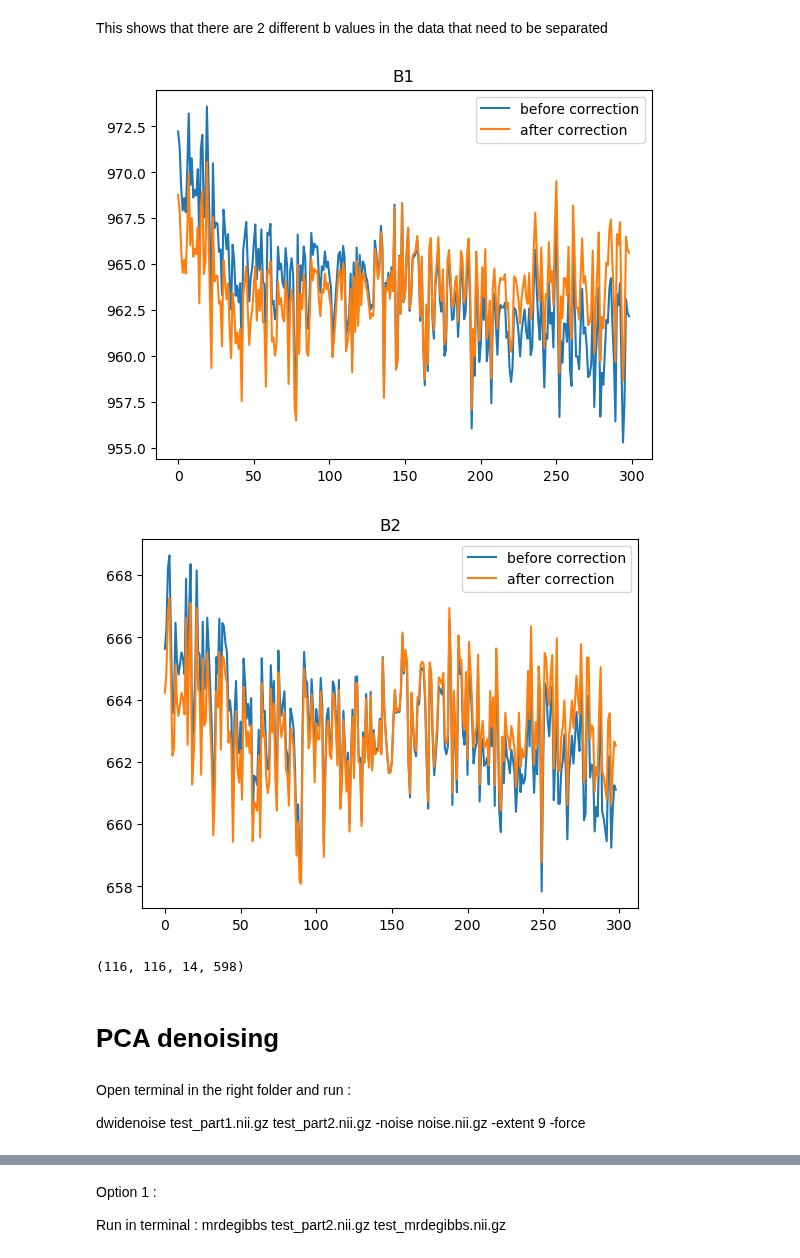
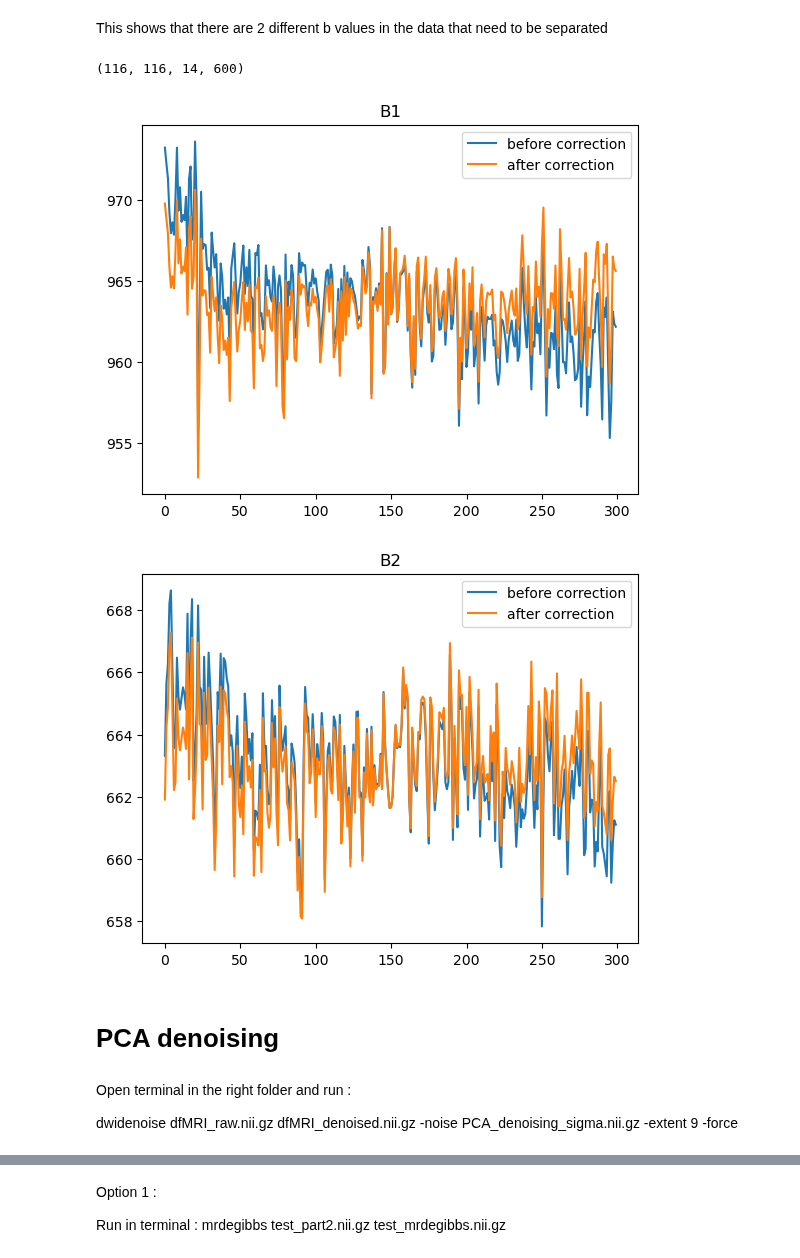
Before and after one commit to jazz031195/preprocessing, a Jupyter notebook: preprocessing_loop.ipynb, the cells around one changed output, grey strips where cells are left out. Cells and saved outputs as stored; diff of their text form; code cells hidden in the pictures.

```diff
--- a/preprocessing_loop.ipynb
+++ b/preprocessing_loop.ipynb
@@ -59,9 +95,19 @@ dfMRI_raw.shape, No_volumes
 # %% [markdown]
 # Identifying volume outliers and removing them
 # %%
+dfMRI_raw = nib.load(cur_path + "/data/dfMRI_raw.nii.gz")
+header_4D = dfMRI_raw.header
+affine = dfMRI_raw.affine
+dfMRI_raw = dfMRI_raw.get_fdata()
+
 if "diff" in file_name:
     # if it is diffusion data
     make_adc = True
 else :
     # BOLD
     make_adc = False
+
+# compress into 2D : xyz vs time=b-val
+dfMRI_raw_2D = dfMRI_raw.reshape(-1, dfMRI_raw.shape[3])
+
+dfMRI_raw_2D.shape, dfMRI_raw.shape
@@ -68,3 +115,0 @@ else :
-# %%
-# compress into 2D
-dfMRI_raw_2D = dfMRI_raw.reshape(dfMRI_raw.shape[0]*dfMRI_raw.shape[1]*dfMRI_raw.shape[2], dfMRI_raw.shape[3])
@@ -89,19 +127,29 @@ plt.plot(mean_dfMRI_raw_2D[:10])
 # %% [markdown]
 This shows that there are 2 different b values in the data that need to be separated
 # %%
-def signal_detrend(input_img, idx=np.array([])):
+def signal_detrend(input_img: np.ndarray, idx: np.ndarray=np.array([])) -> np.ndarray:
     """
     Removes the trend out of the input_img to account for movement correction
-    Input:
-        input_img : 2D volume, axis 0 = mean value of each volume, axis 1 = b values
-        idx : array of indices of interest
-    Output:
-        2D volume, detrended at the idx of interest
+    Args:
+        input_img (np.ndarray): 1 or 2D volume
+        idx (np.ndarray): array of indices of interest
+    Returns:
+        (np.ndarray): 1 or 2D volume, detrended at the idx of interest
     """
+
     if idx.size < 1:
-        idx = np.linspace(0, input_img.shape[1], input_img.shape[1]+1)
+        match input_img.ndim:
+            case 1:
+                dim = 0
+            case 2:
+                dim = 1
+        idx = np.linspace(0, input_img.shape[dim], input_img.shape[dim], endpoint=False).astype(int)
 
-    return signal.detrend(input_img[:,idx]) - np.mean(signal.detrend(input_img[:,idx])) + np.mean(input_img[:,idx])
+    match dim:
+            case 0:
+                return signal.detrend(input_img[idx]) - np.mean(signal.detrend(input_img[idx])) + np.mean(input_img[idx])
+            case 1:
+                return signal.detrend(input_img[:,idx]) - np.mean(signal.detrend(input_img[:,idx])) + np.mean(input_img[:,idx])
 # %%
 # acquisition scheme : b1-b2-b1-b2-b1-....
 # => 2 series of b values
@@ -135,32 +183,37 @@ if make_adc:
             b_mean_dfMRI_det[b_idx_outliers] = np.nan
             b_idx_non_outliers = np.setdiff1d(np.linspace(0, length_b-1, length_b), b_idx_outliers).astype(int)
 
         # Interpolation doesn't work for 1st and last elements - they cannot be Nan
         b_mean_dfMRI_det[0] = b_mean_dfMRI_det[b_idx_non_outliers[0]]
         b_mean_dfMRI_det[-1] = b_mean_dfMRI_det[b_idx_non_outliers[-1]]
         b_dfMRI_raw[...,0] = b_dfMRI_raw[..., b_idx_non_outliers[0]]
         b_dfMRI_raw[...,-1] = b_dfMRI_raw[..., b_idx_non_outliers[-1]]
 
         # If the first non-outliers idx is not 0, then add 0
         # Indeed, volume 0 cannot be interpolated with surrounding volumes
         if b_idx_non_outliers[0] > 0 : b_idx_non_outliers = [0, b_idx_non_outliers]
         # Same logic but for last volume
         if b_idx_non_outliers[-1] < length_b : b_idx_non_outliers = [b_idx_non_outliers, length_b-1]
 
         # If the mean of a volume is 0, then find the first non outliers id before and after
         # the current volume_id and replace it by the avg of id_before and id_after
         for volume_idx in range(1, length_b):
             if b_mean_dfMRI_det[volume_idx] == 0:
                 # Idx before volume_idx that contains a non-outliers
                 idx_before = max(b_idx_non_outliers[b_idx_non_outliers < volume_idx])
                 # Idx after volume_idx that contains a non-outliers
                 idx_after = max(b_idx_non_outliers[b_idx_non_outliers > volume_idx])
                 b_mean_dfMRI_det[volume_idx] = (b_mean_dfMRI_det[idx_before]+b_mean_dfMRI_det[idx_after])/2
                 b_dfMRI_raw[...,volume_idx] = (b_dfMRI_raw[...,idx_before]+b_dfMRI_raw[...,idx_after])/2
 
         # Put the corrected value in the raw volume (with all b)
         mean_dfMRI_raw_2D[b_idx] = b_mean_dfMRI_det
         dfMRI_raw[...,b_idx] = b_dfMRI_raw
+
+del b_mean_dfMRI_outliers, b_idx_non_outliers, b_idx_outliers, mean_dfMRI_raw_2D
+save_nifti(dfMRI_raw, cur_path + "/data/dfMRI_raw.nii.gz", affine, header_4D)
+dfMRI_raw.shape
 # %% [output]
+(116, 116, 14, 600)
-[figure, old version]
+[figure, new version]
-[figure, old version]
+[figure, new version]
@@ -171,4 +219,0 @@ img = nib.Nifti1Image(dfMRI_raw, np.eye(4))
-# %%
-dfMRI_raw.shape
-# %% [output]
-(116, 116, 14, 598)
@@ -179,5 +222,5 @@ nib.save(img, 'test_part1.nii.gz')
 # %% [markdown]
 Open terminal in the right folder and run :
 
-dwidenoise test_part1.nii.gz test_part2.nii.gz -noise noise.nii.gz -extent 9 -force
+dwidenoise dfMRI_raw.nii.gz dfMRI_denoised.nii.gz -noise PCA_denoising_sigma.nii.gz -extent 9 -force
 # %%
```
Also changed, not shown: parts of 30 cells of this notebook, 2 other files.
